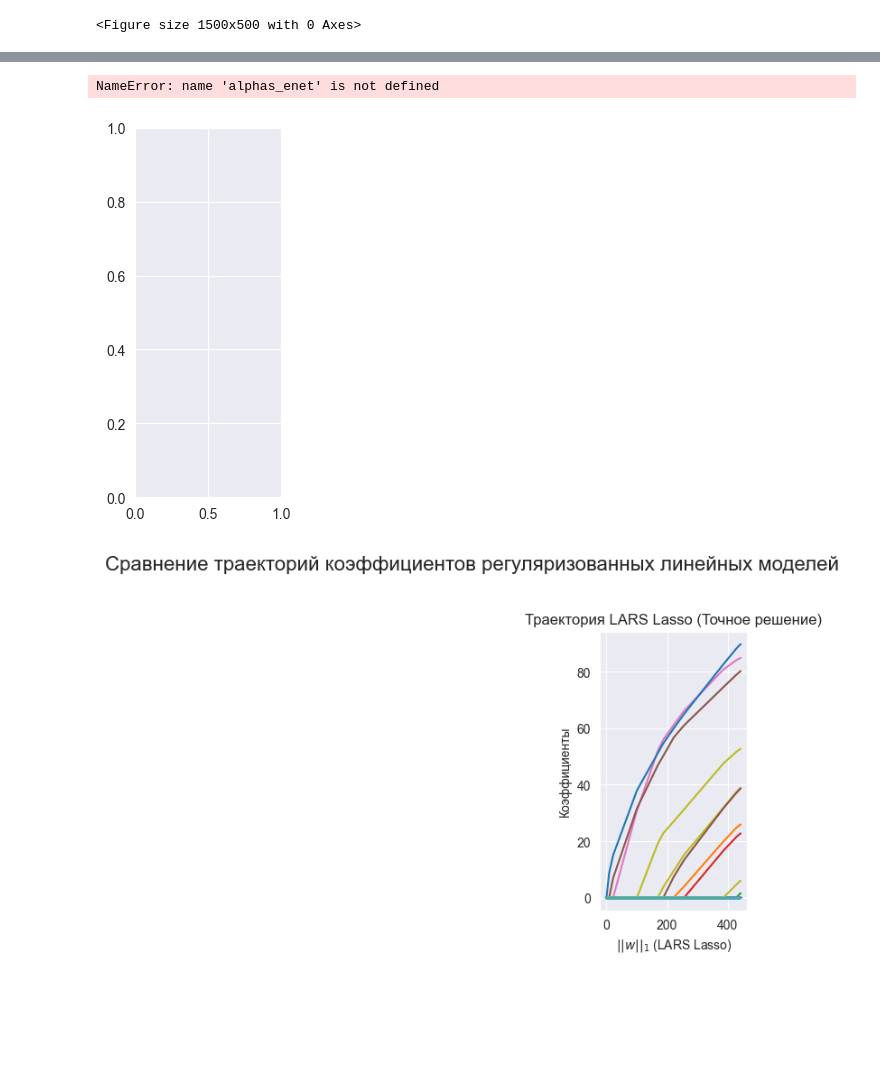
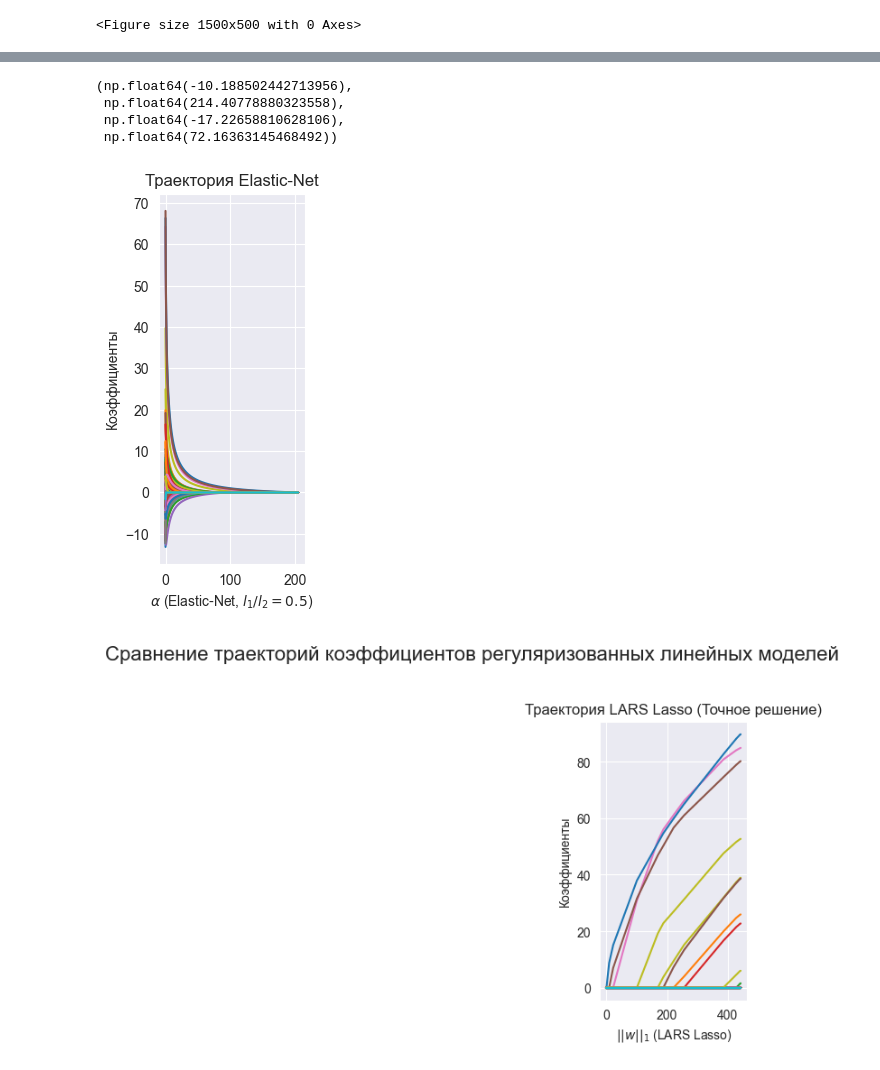
Before and after one commit to Lanskask/price_prediction_ml, a Jupyter notebook: sklearn_experiments/lasso_elastic_net_lars_lasso.ipynb, the cells around one changed output, grey strips where cells are left out. Drawn from its saved outputs; the diff is of its cells as text; code cells hidden in the pictures; blank space fills up the shorter version.

```diff
--- a/sklearn_experiments/lasso_elastic_net_lars_lasso.ipynb
+++ b/sklearn_experiments/lasso_elastic_net_lars_lasso.ipynb
@@ -44,8 +41,7 @@ TypeError: sklearn.linear_model._coordinate_descent.enet_path() got multiple val
 # %%
-
 # 2.2. Elastic-Net
 # l1_ratio < 1.0 дает Elastic-Net, использующий смесь L1 и L2 [2].
 L1_RATIO_EN = 0.5
-alphas_enet, coefs_enet, _ = linear_model.lasso_path(
-    X, y, eps=1e-4, l1_ratio=L1_RATIO_EN, fit_intercept=False
+alphas_enet, coefs_enet, _ = linear_model.enet_path(
+    X, y, l1_ratio=L1_RATIO_EN, eps=1e-4
 )
@@ -86,19 +83,21 @@ NameError: name 'alphas_lasso' is not defined
 # %%
-
 # -----------------
 # 3.2. График Elastic-Net
 plt.subplot(1, 3, 2)
 plt.plot(alphas_enet, coefs_enet.T)
-plt.xlabel('$\\alpha$ (Elastic-Net, $l_1/l_2=0.5$)')
+plt.xlabel(r'$\alpha$ (Elastic-Net, $l_1/l_2=0.5$)')
 plt.ylabel('Коэффициенты')
 plt.title('Траектория Elastic-Net')
 plt.axis('tight')
 
 # Подчеркивание различий: Elastic-Net в отличие от чистого Lasso (который выбирает один случайный признак из группы коррелированных [3]),
 # имеет тенденцию "группировать" коррелированные признаки (коэффициенты 0, 1, 2) и двигать их вместе.
 # %% [output]
-NameError: name 'alphas_enet' is not defined
+(np.float64(-10.188502442713956),
+ np.float64(214.40778880323558),
+ np.float64(-17.22658810628106),
+ np.float64(72.16363145468492))
-[figure, old version]
+[figure, new version]
 # %%
 # -----------------
 # 3.3. График LARS Lasso
```
Also changed, not shown: parts of 4 cells of this notebook, 6 other files.
